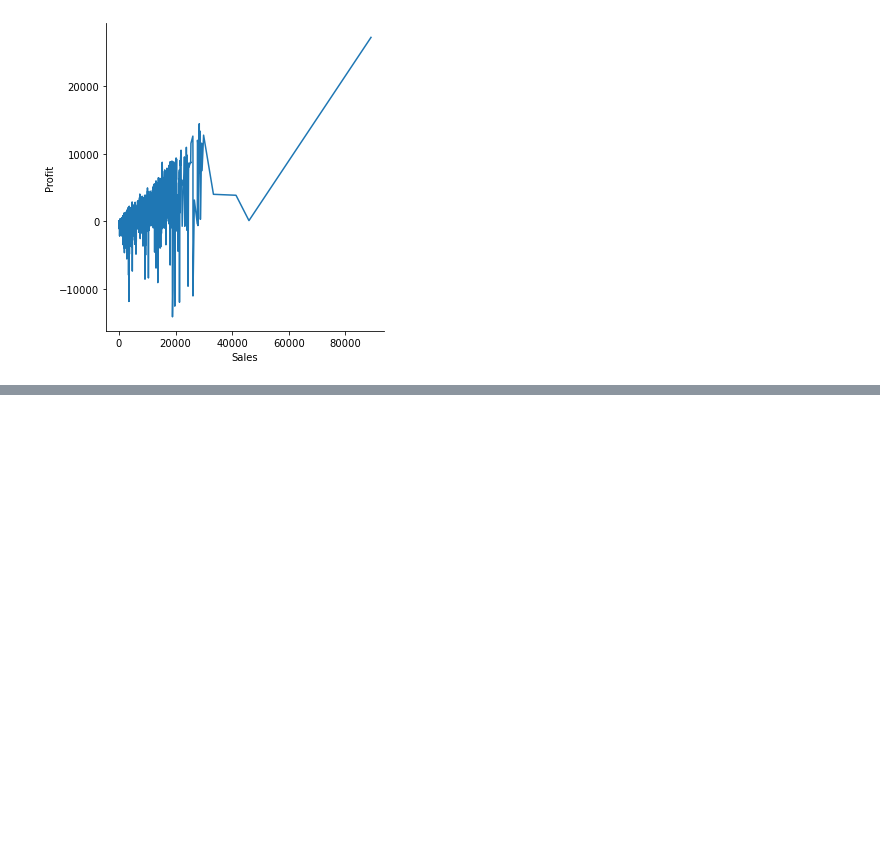
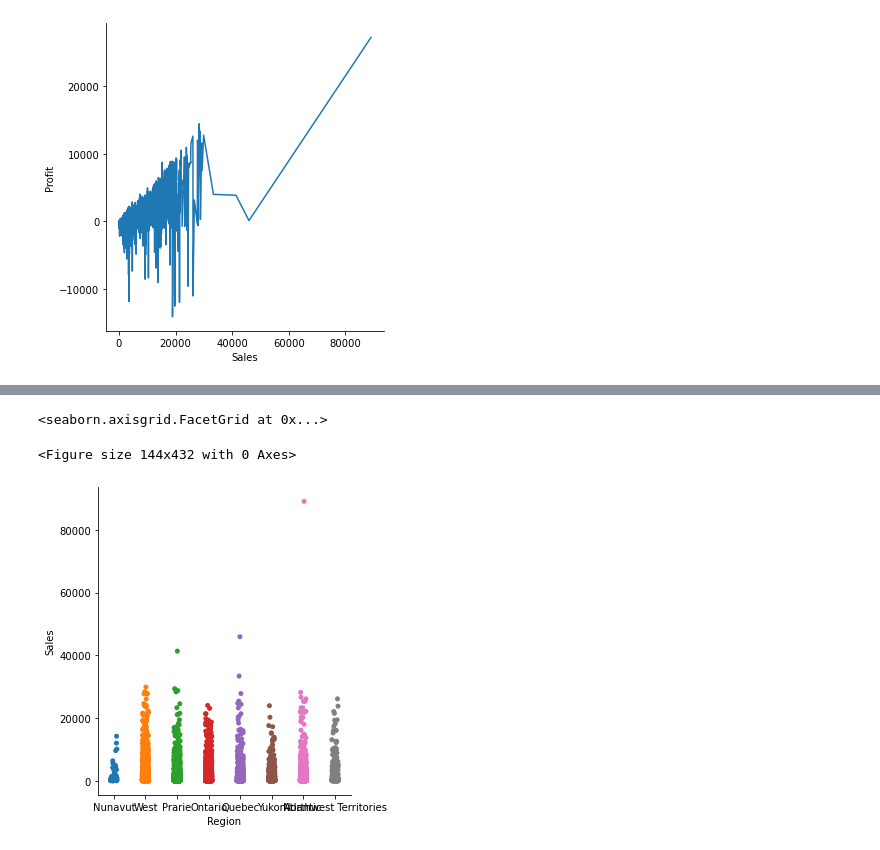
Before and after one commit to POTLASRIRAM/Seaborn, a Jupyter notebook: Seaborn Basics Day-2.ipynb, the cells around one changed output, grey strips where cells are left out. Saved outputs shown, nothing was run; the diff lists cells and outputs as text; code cells hidden in the pictures; blank space fills up the shorter version.

```diff
--- a/Seaborn Basics Day-2.ipynb
+++ b/Seaborn Basics Day-2.ipynb
@@ -63,0 +73,7 @@ sns.relplot('Sales','Profit',kind='line',data=df)
+# %%
+plt.figure(figsize=(2,6))
+sns.catplot('Region','Sales',data=df)
+# %% [output]
+<seaborn.axisgrid.FacetGrid at 0x...>
+<Figure size 144x432 with 0 Axes>
+[figure, added]
```
Also changed, not shown: parts of 4 cells of this notebook.
